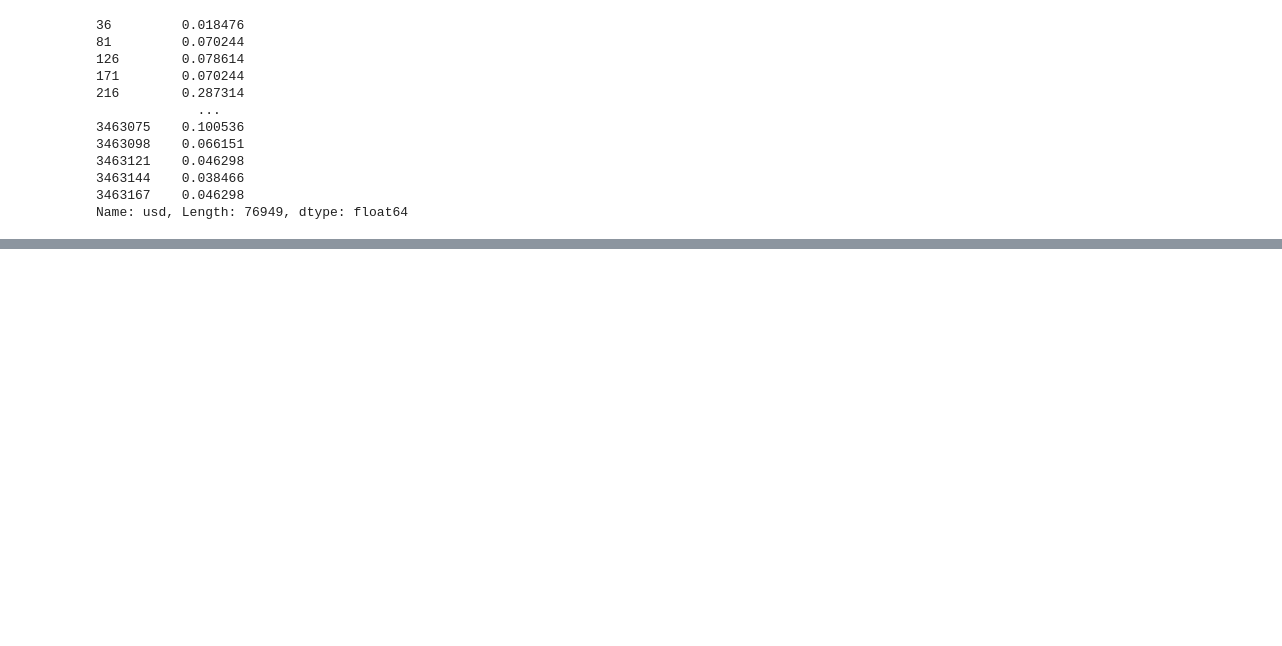
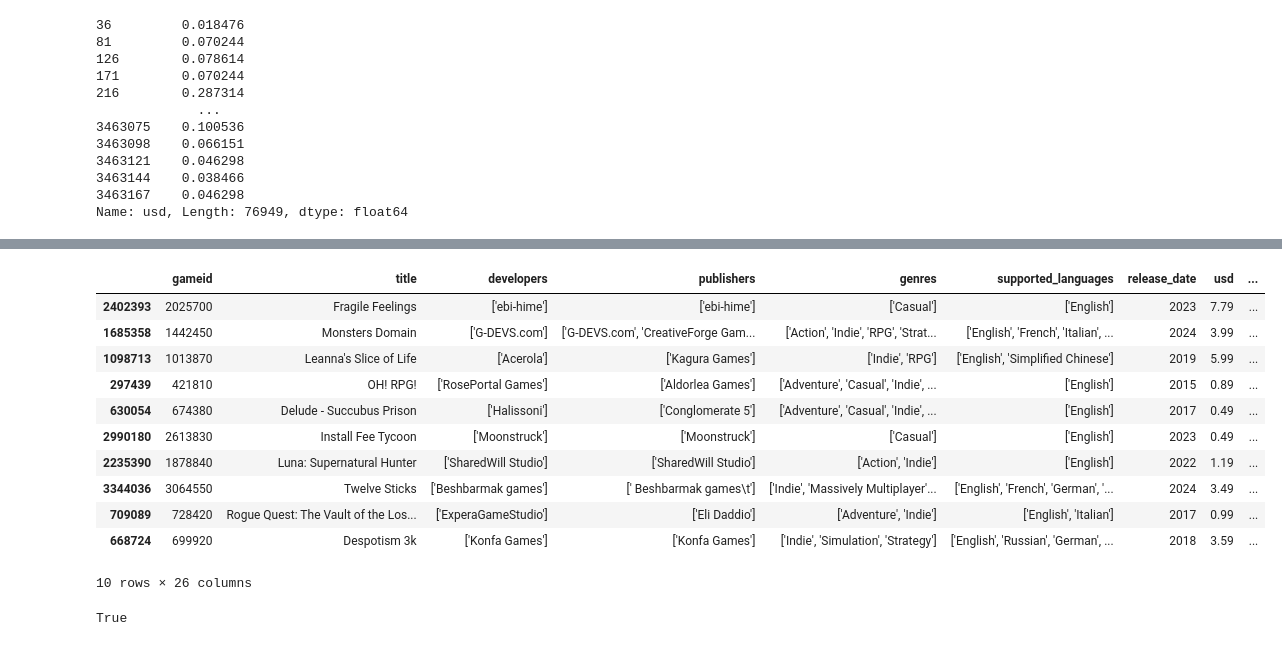
Before and after one commit to Dezzelshipc/CompMath2, a Jupyter notebook: project-1/project.ipynb, the cells around one changed output, grey strips where cells are left out. Drawn from its saved outputs; the diff is of its cells as text; code cells hidden in the pictures; blank space fills up the shorter version.

```diff
--- a/project-1/project.ipynb
+++ b/project-1/project.ipynb
@@ -758,0 +806,20 @@ for _date in da[da >= test_start_date]:
+# %%
+MMM = df_test['rolling_mean_5'] > df_test['usd']
+df_test[MMM].sample(n=10)
+# %% [output]
+|  | gameid | title | developers | publishers | genres | supported_languages | release_date | usd | ... |
+| 2402393 | 2025700 | Fragile Feelings | ['ebi-hime'] | ['ebi-hime'] | ['Casual'] | ['English'] | 2023 | 7.79 | ... |
+| 1685358 | 1442450 | Monsters Domain | ['G-DEVS.com'] | ['G-DEVS.com', 'CreativeForge Gam... | ['Action', 'Indie', 'RPG', 'Strat... | ['English', 'French', 'Italian', ... | 2024 | 3.99 | ... |
+| 1098713 | 1013870 | Leanna's Slice of Life | ['Acerola'] | ['Kagura Games'] | ['Indie', 'RPG'] | ['English', 'Simplified Chinese'] | 2019 | 5.99 | ... |
+| 297439 | 421810 | OH! RPG! | ['RosePortal Games'] | ['Aldorlea Games'] | ['Adventure', 'Casual', 'Indie', ... | ['English'] | 2015 | 0.89 | ... |
+| 630054 | 674380 | Delude - Succubus Prison | ['Halissoni'] | ['Conglomerate 5'] | ['Adventure', 'Casual', 'Indie', ... | ['English'] | 2017 | 0.49 | ... |
+| 2990180 | 2613830 | Install Fee Tycoon | ['Moonstruck'] | ['Moonstruck'] | ['Casual'] | ['English'] | 2023 | 0.49 | ... |
+| 2235390 | 1878840 | Luna: Supernatural Hunter | ['SharedWill Studio'] | ['SharedWill Studio'] | ['Action', 'Indie'] | ['English'] | 2022 | 1.19 | ... |
+| 3344036 | 3064550 | Twelve Sticks | ['Beshbarmak games'] | [' Beshbarmak games\t'] | ['Indie', 'Massively Multiplayer'... | ['English', 'French', 'German', '... | 2024 | 3.49 | ... |
+| 709089 | 728420 | Rogue Quest: The Vault of the Los... | ['ExperaGameStudio'] | ['Eli Daddio'] | ['Adventure', 'Indie'] | ['English', 'Italian'] | 2017 | 0.99 | ... |
+| 668724 | 699920 | Despotism 3k | ['Konfa Games'] | ['Konfa Games'] | ['Indie', 'Simulation', 'Strategy'] | ['English', 'Russian', 'German', ... | 2018 | 3.59 | ... |
+10 rows × 26 columns
+# %%
+MMM.any()
+# %% [output]
+True
```
Also changed, not shown: parts of 5 cells of this notebook.
